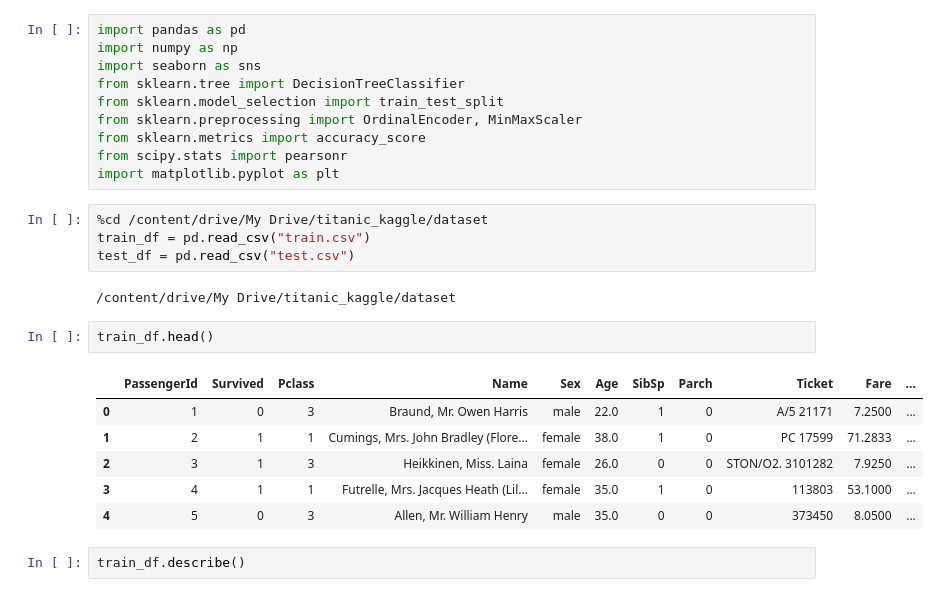
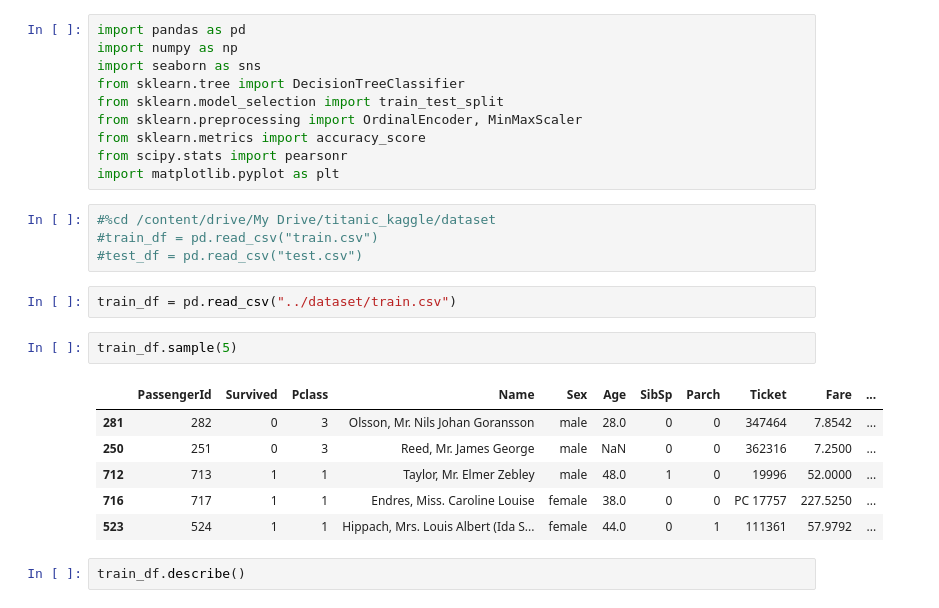
Before and after one commit to mateuseap/decision-tree, a Jupyter notebook: src/dt.ipynb, the cells around one changed output. Saved outputs shown, nothing was run; the diff lists cells and outputs as text.

```diff
--- a/src/dt.ipynb
+++ b/src/dt.ipynb
@@ -16,20 +14,20 @@ from sklearn.metrics import accuracy_score
 from scipy.stats import pearsonr
 import matplotlib.pyplot as plt
 # %%
-%cd /content/drive/My Drive/titanic_kaggle/dataset
-train_df = pd.read_csv("train.csv")
-test_df = pd.read_csv("test.csv")
+#%cd /content/drive/My Drive/titanic_kaggle/dataset
+#train_df = pd.read_csv("train.csv")
+#test_df = pd.read_csv("test.csv")
-# %% [output]
-/content/drive/My Drive/titanic_kaggle/dataset
+# %%
+train_df = pd.read_csv("../dataset/train.csv")
 # %%
-train_df.head()
+train_df.sample(5)
 # %% [output]
 |  | PassengerId | Survived | Pclass | Name | Sex | Age | SibSp | Parch | Ticket | Fare | ... |
-| 0 | 1 | 0 | 3 | Braund, Mr. Owen Harris | male | 22.0 | 1 | 0 | A/5 21171 | 7.2500 | ... |
-| 1 | 2 | 1 | 1 | Cumings, Mrs. John Bradley (Flore... | female | 38.0 | 1 | 0 | PC 17599 | 71.2833 | ... |
-| 2 | 3 | 1 | 3 | Heikkinen, Miss. Laina | female | 26.0 | 0 | 0 | STON/O2. 3101282 | 7.9250 | ... |
-| 3 | 4 | 1 | 1 | Futrelle, Mrs. Jacques Heath (Lil... | female | 35.0 | 1 | 0 | 113803 | 53.1000 | ... |
-| 4 | 5 | 0 | 3 | Allen, Mr. William Henry | male | 35.0 | 0 | 0 | 373450 | 8.0500 | ... |
+| 281 | 282 | 0 | 3 | Olsson, Mr. Nils Johan Goransson | male | 28.0 | 0 | 0 | 347464 | 7.8542 | ... |
+| 250 | 251 | 0 | 3 | Reed, Mr. James George | male | NaN | 0 | 0 | 362316 | 7.2500 | ... |
+| 712 | 713 | 1 | 1 | Taylor, Mr. Elmer Zebley | male | 48.0 | 1 | 0 | 19996 | 52.0000 | ... |
+| 716 | 717 | 1 | 1 | Endres, Miss. Caroline Louise | female | 38.0 | 0 | 0 | PC 17757 | 227.5250 | ... |
+| 523 | 524 | 1 | 1 | Hippach, Mrs. Louis Albert (Ida S... | female | 44.0 | 0 | 1 | 111361 | 57.9792 | ... |
 # %%
 train_df.describe()
 # %% [output]
```
Also changed, not shown: parts of 22 cells of this notebook.
